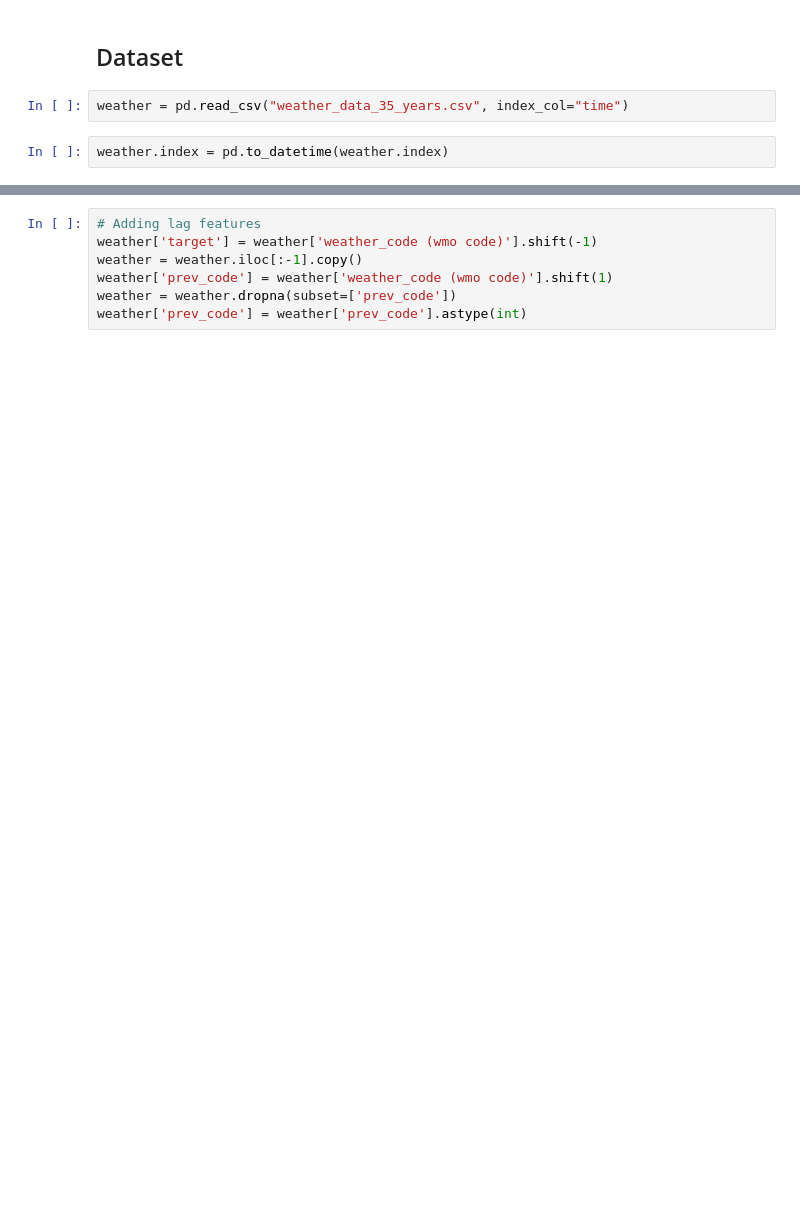
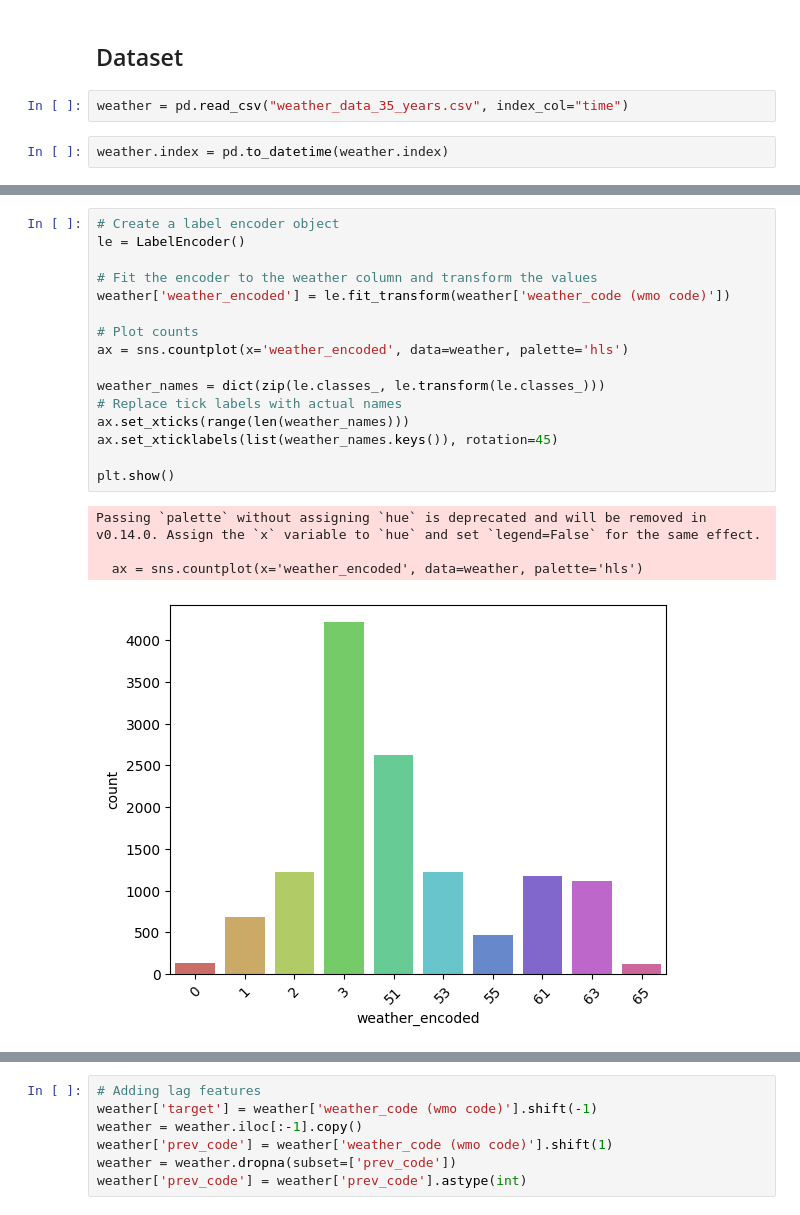
Before and after one commit to Kpranav-Kp/Weather-Prediction, a Jupyter notebook: 2_Stage_Weather_Prediction.ipynb, the cells around one changed output, grey strips where cells are left out. Drawn from its saved outputs; the diff is of its cells as text; blank space fills up the shorter version.

```diff
--- a/2_Stage_Weather_Prediction.ipynb
+++ b/2_Stage_Weather_Prediction.ipynb
@@ -17,0 +30,21 @@ weather.index = pd.to_datetime(weather.index)
+# %%
+# Create a label encoder object
+le = LabelEncoder()
+
+# Fit the encoder to the weather column and transform the values
+weather['weather_encoded'] = le.fit_transform(weather['weather_code (wmo code)'])
+
+# Plot counts
+ax = sns.countplot(x='weather_encoded', data=weather, palette='hls')
+
+weather_names = dict(zip(le.classes_, le.transform(le.classes_)))
+# Replace tick labels with actual names
+ax.set_xticks(range(len(weather_names)))
+ax.set_xticklabels(list(weather_names.keys()), rotation=45)
+
+plt.show()
+# %% [output]
+Passing `palette` without assigning `hue` is deprecated and will be removed in v0.14.0. Assign the `x` variable to `hue` and set `legend=False` for the same effect.
+
+  ax = sns.countplot(x='weather_encoded', data=weather, palette='hls')
+[figure, added]
```
Also changed, not shown: parts of 10 cells of this notebook.
